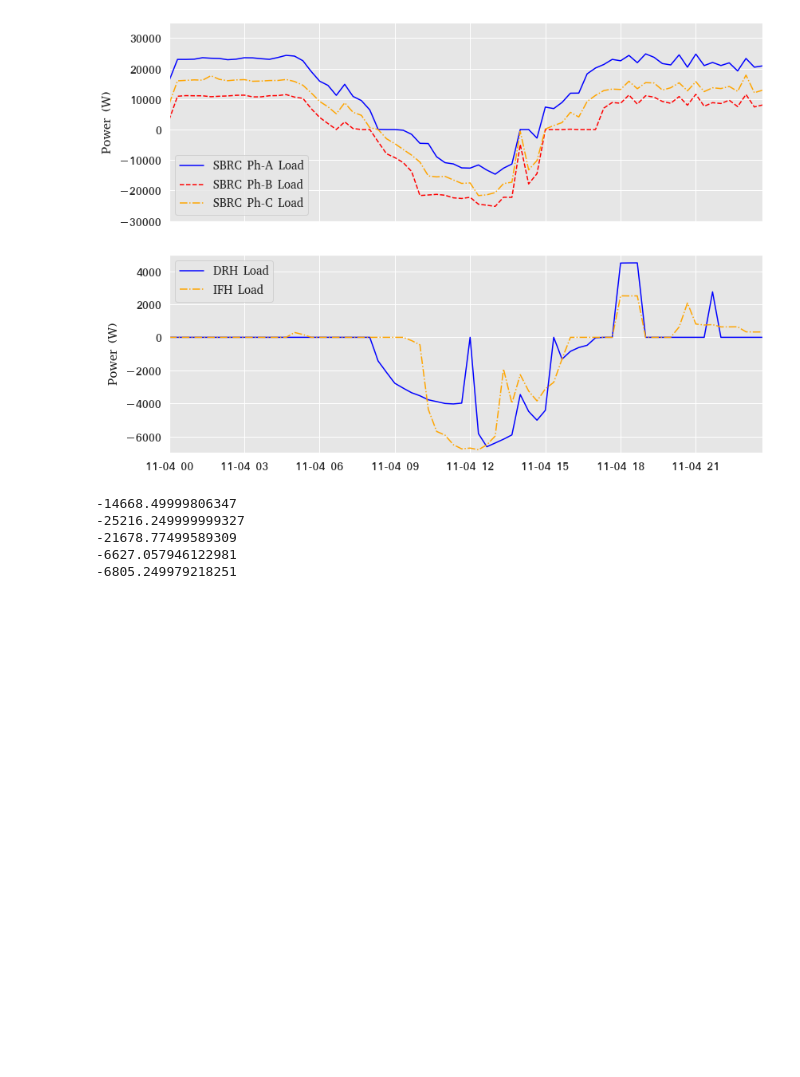
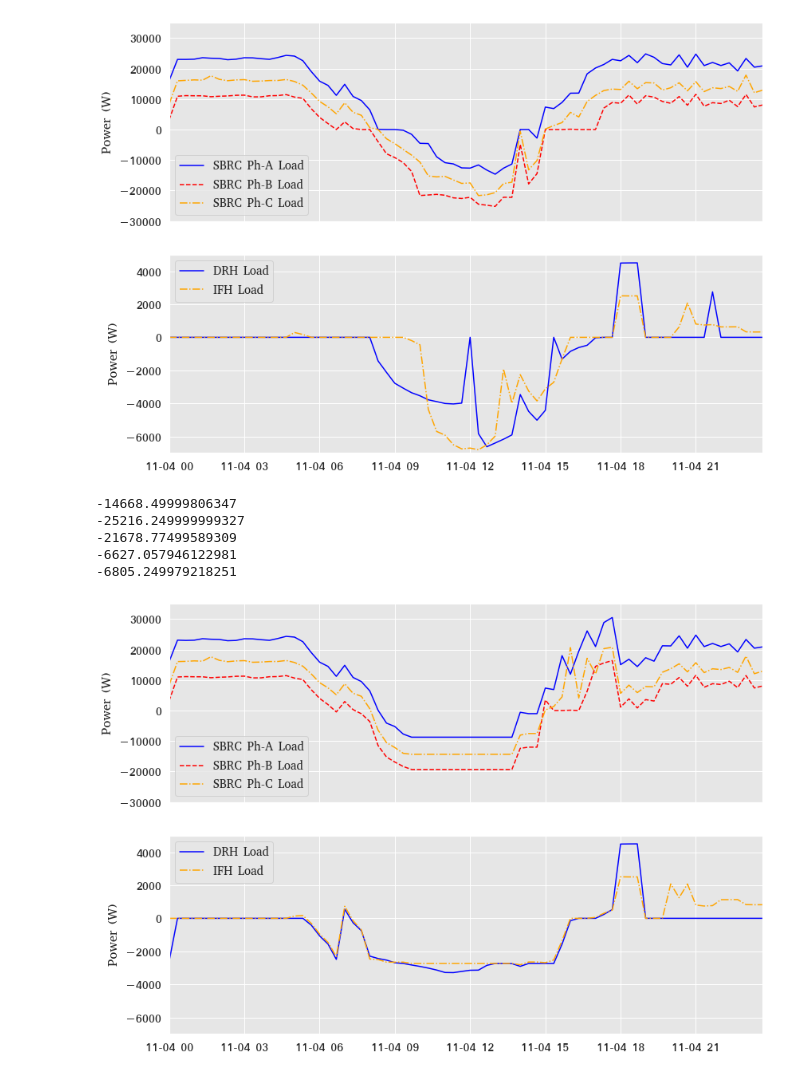
Before and after one commit to brendan-gridsight/ThesisGit, a Jupyter notebook: Time Series Plots/SBRC MPC Voltage Reg Plots.ipynb, the cells around one changed output. Saved outputs shown, nothing was run; the diff lists cells and outputs as text; code cells hidden in the pictures; blank space fills up the shorter version.

```diff
--- a/Time Series Plots/SBRC Pandapower Unbalanced Powerflow - MPC Voltage Reg Plots.ipynb
+++ b/Time Series Plots/SBRC MPC Voltage Reg Plots.ipynb
@@ -516,3 +522,44 @@ print((ifh['p_im']+ifh['p_ex']).min())
 -21678.77499589309
 -6627.057946122981
 -6805.249979218251
+# %%
+fig, ax = plt.subplots(2, sharex=True)
+
+sb1 = vr_sb1.loc[date].copy()
+sb2 = vr_sb2.loc[date].copy()
+sb3 = vr_sb3.loc[date].copy()
+
+drh = vr_drh.loc[date].copy()
+ifh = vr_ifh.loc[date].copy()
+
+
+ax[0].set_ylabel('Power (W)')
+ax[0].set_xlim(sb1.index[0],sb1.index[-1])
+ax[0].set_ylim(-30000,35000)
+ax[0].plot(sb1.index,sb1['p_im']+sb1['p_ex'], color='blue')
+ax[0].plot(sb1.index,sb2['p_im']+sb2['p_ex'], color='red', ls='--')
+ax[0].plot(sb1.index,sb3['p_im']+sb3['p_ex'], color='orange', ls='-.')
+# ax[0].plot(sb1.index, sb1['pv'], color='black',ls='--')
+ax[0].legend(['SBRC Ph-A Load', 'SBRC Ph-B Load', 'SBRC Ph-C Load'], loc="lower left", ncol=1)
+
+ax[1].set_ylabel('Power (W)')
+ax[1].set_xlim(sb1.index[0],sb1.index[-1])
+ax[1].set_ylim(-7000,5000)
+ax[1].plot(drh.index, drh['p_im']+ drh['p_ex'], color='blue')
+ax[1].plot(ifh.index, ifh['p_im']+ ifh['p_ex'], color='orange',  ls='-.')
+#ax[1].plot(sb1.index,sb2['p_im']+sb2['p_ex'], color='red')
+#ax[1].plot(sb1.index, sb2['pv'], color='black',ls='--')
+ax[1].legend(['DRH Load', 'IFH Load'], loc="upper left", ncol=1)
+
+
+
+fig.set_figheight(9)
+fig.set_figwidth(12)# otherwise the right y-label is slightly clipped
+#     #ax.grid()
+ax[0].autoscale(enable=True, axis='x', tight=True)
+ax[1].autoscale(enable=True, axis='x', tight=True)
+plt.savefig('Figures/mpc_net_load.pdf')
+fig.tight_layout()
+plt.show()
+# %% [output]
+[figure, added]
```
Also changed, not shown: parts of 22 cells of this notebook, 37 other files.
